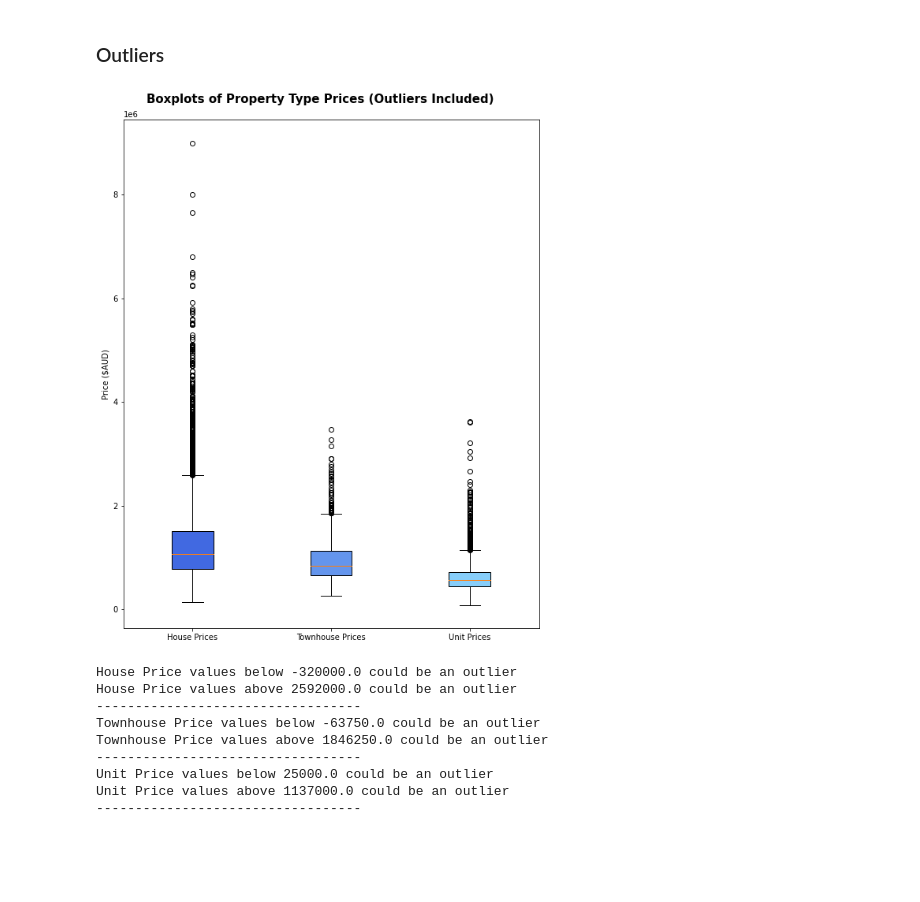
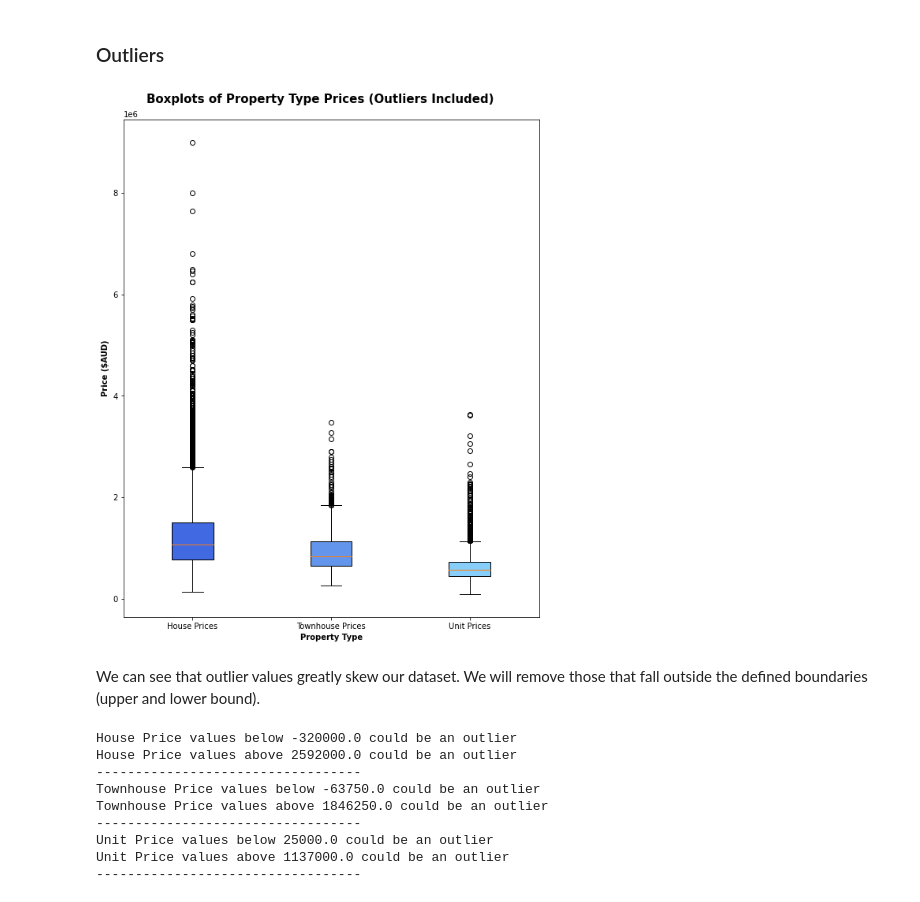
Before and after one commit to Kopixx/Project-1, a Jupyter notebook: Q1_data_exploration.ipynb, the cells around one changed output. Drawn from its saved outputs; the diff is of its cells as text; code cells hidden in the pictures; blank space fills up the shorter version.

```diff
--- a/Q1_data_exploration.ipynb
+++ b/Q1_data_exploration.ipynb
@@ -12,7 +12,7 @@ import scipy.stats as st
 import numpy as np
 # %%
 #Save the dataset filepath
-cleaned_path = "~/Documents/DataBootcamp/PythonProjects/Properties_of_Melbourne_City_CLEANED.csv"
+cleaned_path = "Properties_of_Melbourne_City_CLEANED.csv"
 # %%
 #Read the cleaned csv file into a dataframe
 cleaned_df = pd.read_csv(cleaned_path)
@@ -77,21 +79,25 @@ unit_price_data = unit_df[["Price"]]
 # %%
 #Boxplot comparison prior to outlier removal
 #Collect all the boxplot data
 boxplot_type_dict = {"House Prices": house_price_data["Price"],
                     "Townhouse Prices": townhouse_price_data["Price"],
                     "Unit Prices": unit_price_data["Price"]}
 
 fig, ax = plt.subplots(figsize=(8,10))
 fig.suptitle("Boxplots of Property Type Prices (Outliers Included)", fontsize = 15, fontweight = 'bold')
 bp = ax.boxplot(boxplot_type_dict.values(), labels=boxplot_type_dict.keys(), patch_artist=True)
 bp['boxes'][0].set_facecolor('royalblue')
 bp['boxes'][1].set_facecolor('cornflowerblue')
 bp['boxes'][2].set_facecolor('lightskyblue')
-ax.set_ylabel("Price ($AUD)")
+ax.set_ylabel("Price ($AUD)", fontweight='bold')
+ax.set_xlabel("Property Type", fontweight='bold')
 
+plt.savefig("Boxplots of Property Type Prices (Outliers Included).png")
 plt.tight_layout()
 # %% [output]
-[figure, old version]
+[figure, new version]
+# %% [markdown]
+We can see that outlier values greatly skew our dataset. We will remove those that fall outside the defined boundaries (upper and lower bound).
 # %%
 iqr_multiplier = 1.5
 
```
Also changed, not shown: parts of 26 cells of this notebook, 1 other file.
